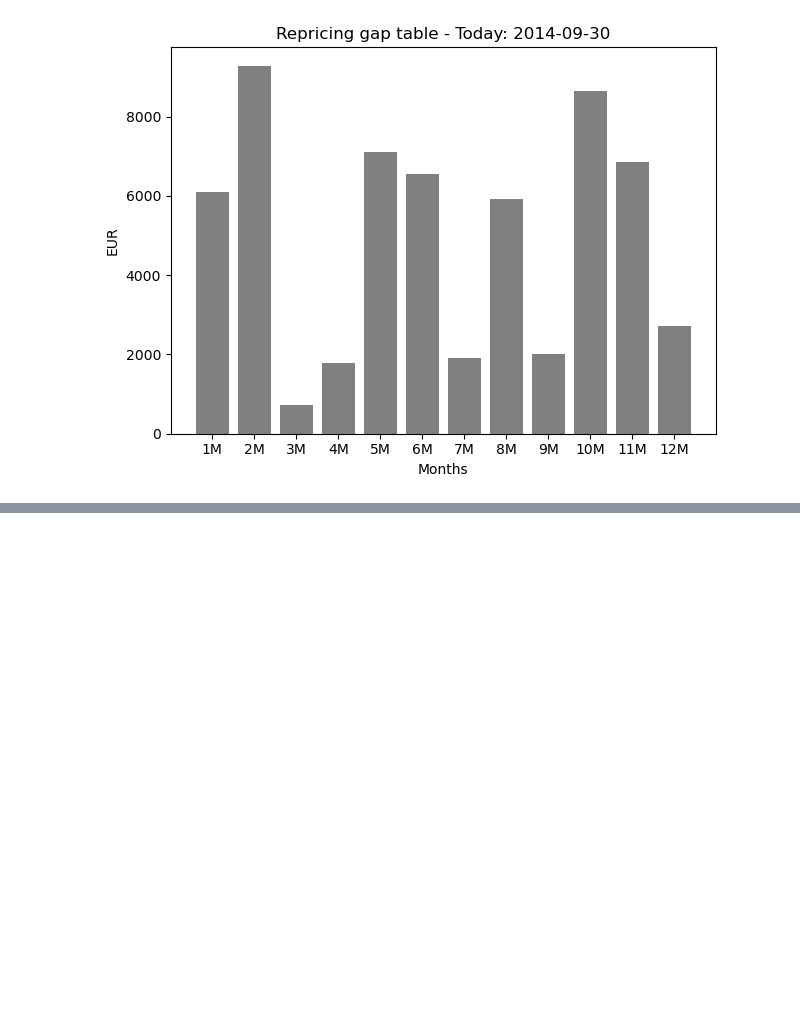
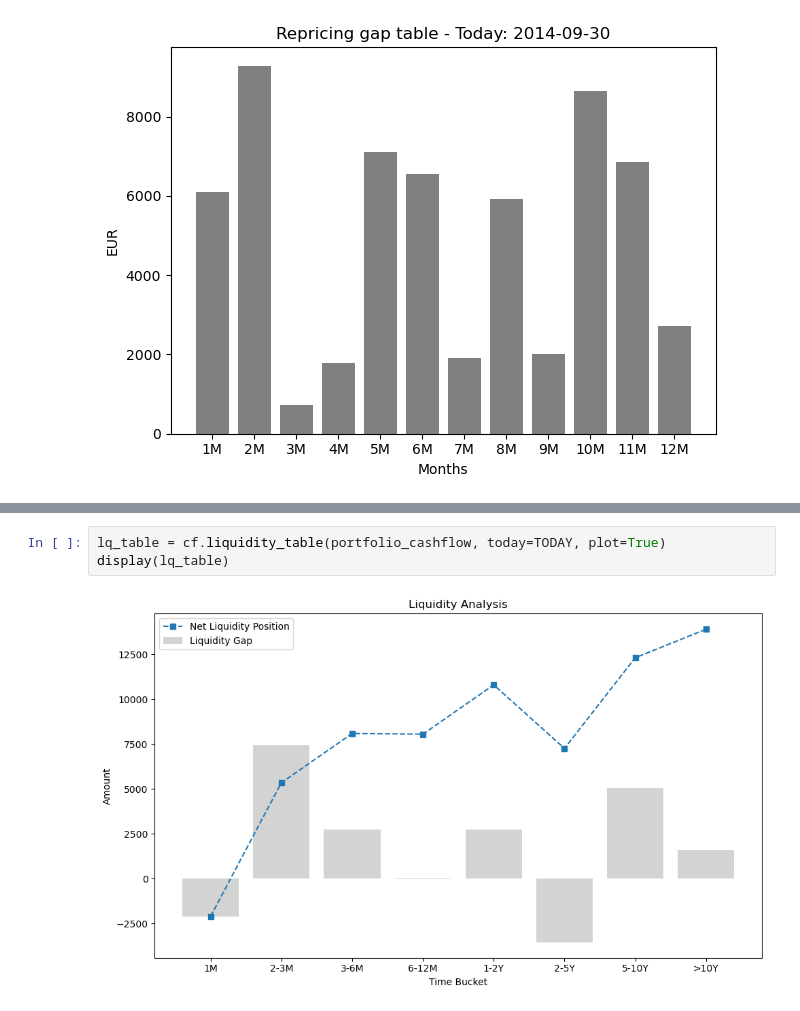
Before and after one commit to gsmyridis/ALM, a Jupyter notebook: interest_liq_risk.ipynb, the cells around one changed output, grey strips where cells are left out. Saved outputs shown, nothing was run; the diff lists cells and outputs as text; blank space fills up the shorter version.

```diff
--- a/exps.ipynb
+++ b/interest_liq_risk.ipynb
@@ -153,0 +186,5 @@ cf.repricing_gap_table(portfolio, today=TODAY, months_forward=12, plot=True)
+# %%
+lq_table = cf.liquidity_table(portfolio_cashflow, today=TODAY, plot=True)
+display(lq_table)
+# %% [output]
+[figure, added]
```
Also changed, not shown: parts of 4 cells of this notebook.
